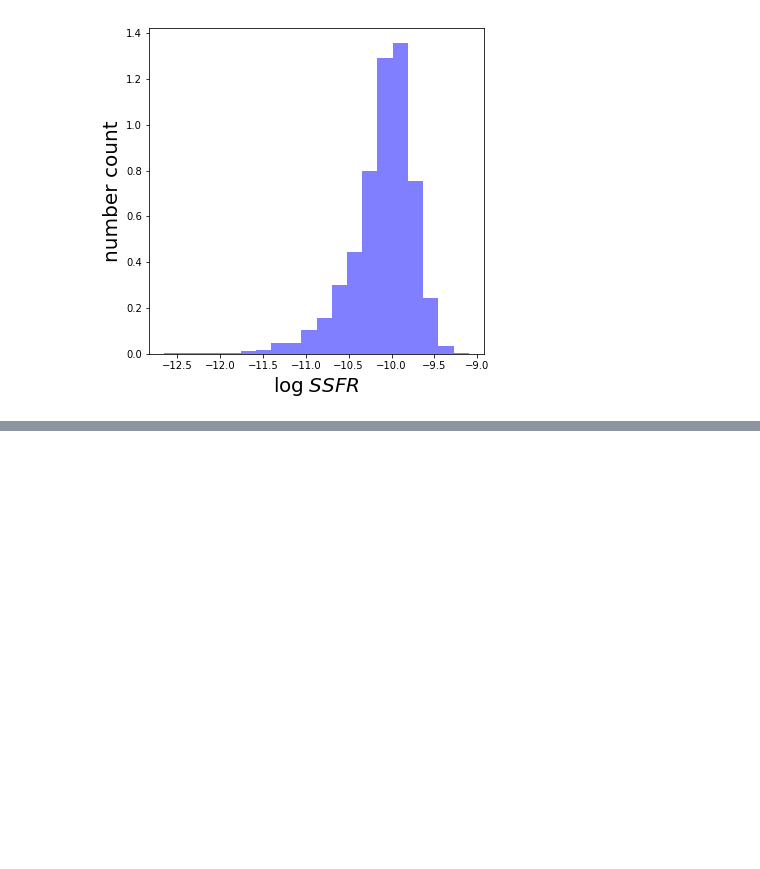
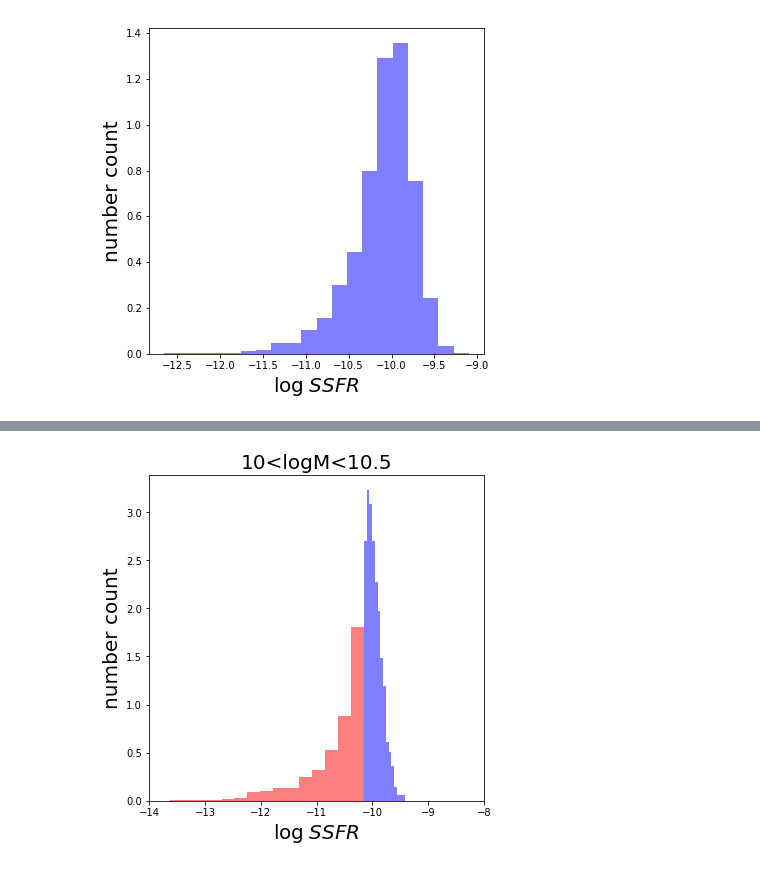
Before and after one commit to tugbabztp/Test, a Jupyter notebook: code/SSFR_histogram.ipynb, the cells around one changed output, grey strips where cells are left out. Drawn from its saved outputs; the diff is of its cells as text; code cells hidden in the pictures; blank space fills up the shorter version.

```diff
--- a/code/SSFR_histogram.ipynb
+++ b/code/SSFR_histogram.ipynb
@@ -67,0 +128,25 @@ binned_hist(9.6, 10)
+# %%
+def binned_hist_median(logm_min, logm_max):
+    """
+    this function returns histogram of SSFR in bins of stellar mass
+    """
+    star_mask = (log_mstar>logm_min)&(log_mstar<logm_max)
+
+    log_SSFR_new = log_SSFR[star_mask]
+    minum = log_SSFR
+    med =np.median(log_SSFR_new)
+    mask = log_SSFR_new > med
+
+    plt.figure(figsize=(6,6))
+    plt.hist(log_SSFR_new[mask], bins = 15, normed = True, color = "b", alpha = .5)
+    plt.hist(log_SSFR_new[~mask], bins = 15, normed = True, color = "r", alpha = .5)
+    plt.title(str(logm_min)+'<logM<'+str(logm_max), fontsize=20)
+    plt.xlabel(r"$\log \; SSFR$", fontsize = 20)
+    plt.ylabel("number count", fontsize= 20)
+    plt.xlim(-14,-8)
+    plt.show()
+    plt.close()
+# %%
+binned_hist_median(10,10.5)
+# %% [output]
+[figure, added]
```
Also changed, not shown: parts of 12 cells of this notebook.
